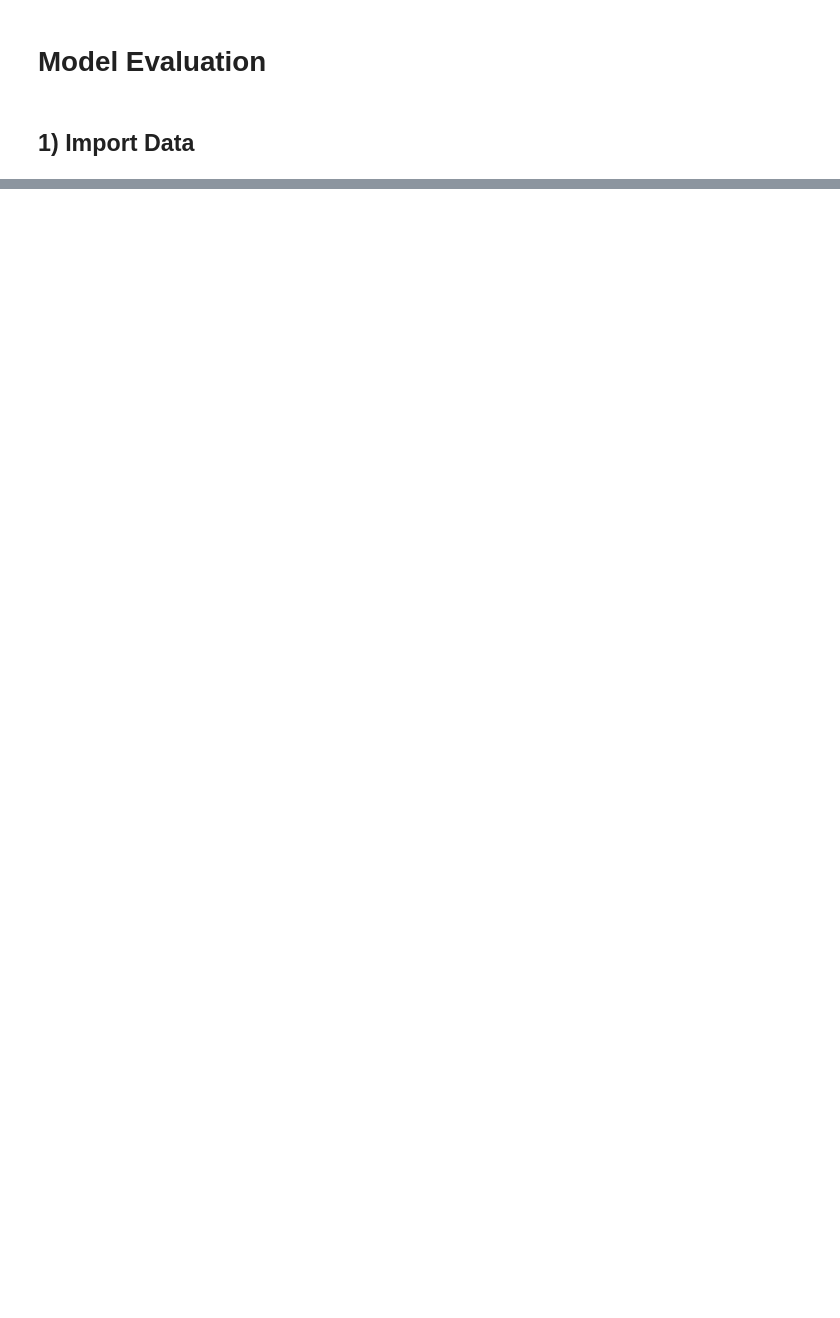
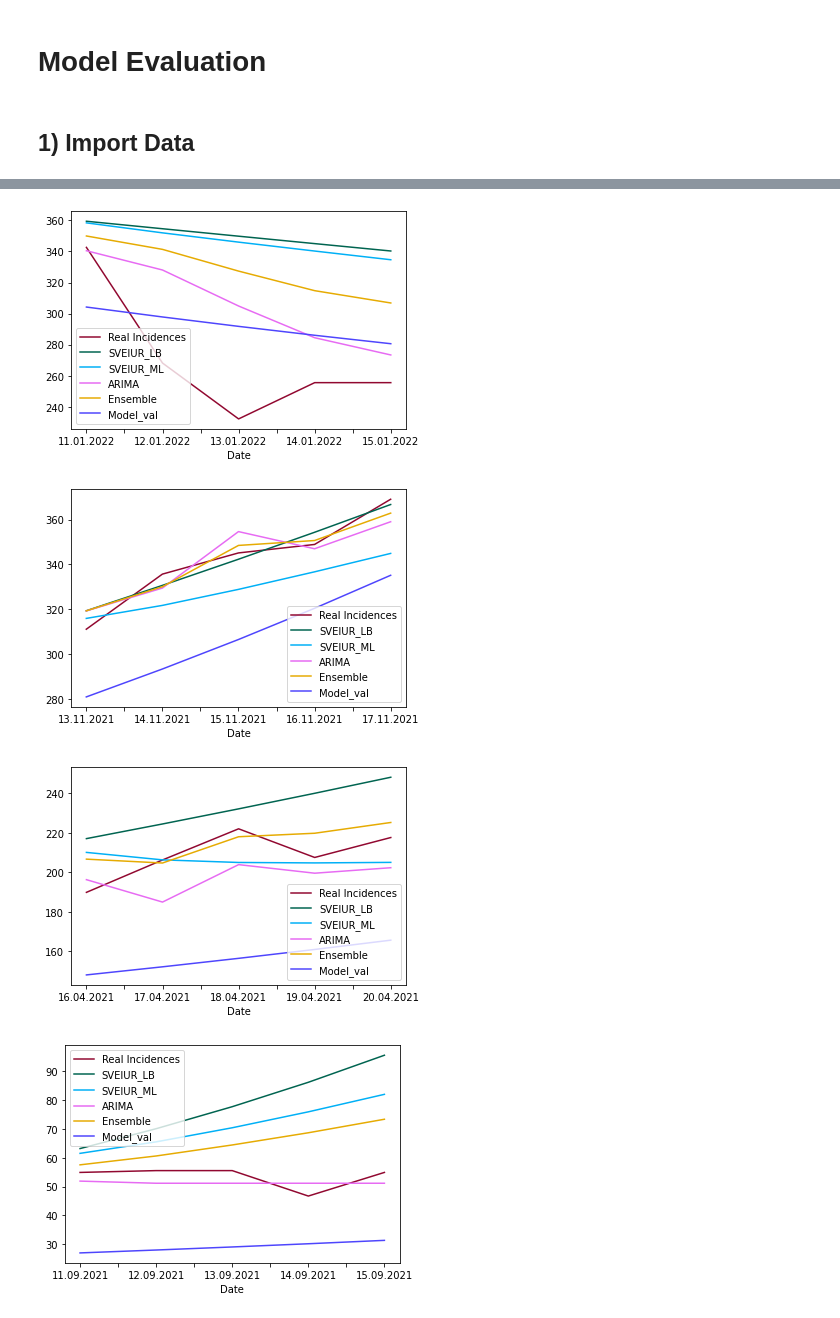
Before and after one commit to lukasheide/Covid-Forecasting-Tool, a Jupyter notebook: Backend/Evaluation/model_evaluation.ipynb, the cells around one changed output, grey strips where cells are left out. Drawn from its saved outputs; the diff is of its cells as text; code cells hidden in the pictures; blank space fills up the shorter version.

```diff
--- a/Backend/Evaluation/model_evaluation.ipynb
+++ b/Backend/Evaluation/model_evaluation.ipynb
@@ -39,0 +143,6 @@ ggplot(df_residuals_day_14, aes(x='residuals_Diff_Eq_Last_Beta')) + xlim(-200,20
+# %%
+date1 = df_district.iloc[0:5]
+date2 = df_district.iloc[5:10]
+date3 = df_district.iloc[10:15]
+date4 = df_district.iloc[15:20]
+date1, date2, date3, date4
@@ -39,0 +167,14 @@ ggplot(df_residuals_day_14, aes(x='residuals_Diff_Eq_Last_Beta')) + xlim(-200,20
+# %%
+colors = ('#910830', '#006450', '#00B0F6', '#E76BF3', '#E6AB02', '#4E45FD')
+date1.plot(x='Date', kind='line', color=colors)
+plt.savefig(f'{cur_distr}_date1_cases_line.png')
+date2.plot(x='Date', kind='line', color=colors)
+plt.savefig(f'{cur_distr}_date2_cases_.png')
+date3.plot(x='Date', kind='line', color=colors)
+plt.savefig(f'{cur_distr}_date3_cases_line.png')
+date4.plot(x='Date', kind='line', color=colors)plt.savefig(f'{cur_distr}_date4_cases_line.png')
+# %% [output]
+[figure, added]
+[figure, added]
+[figure, added]
+[figure, added]
```
Also changed, not shown: parts of 31 cells of this notebook, 1 other file.
